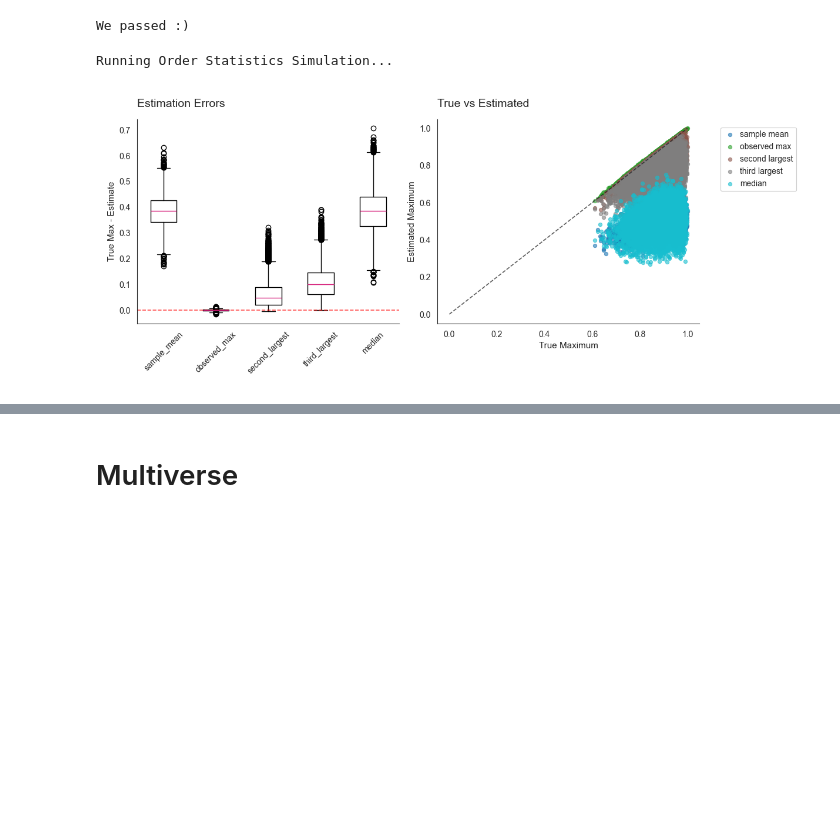
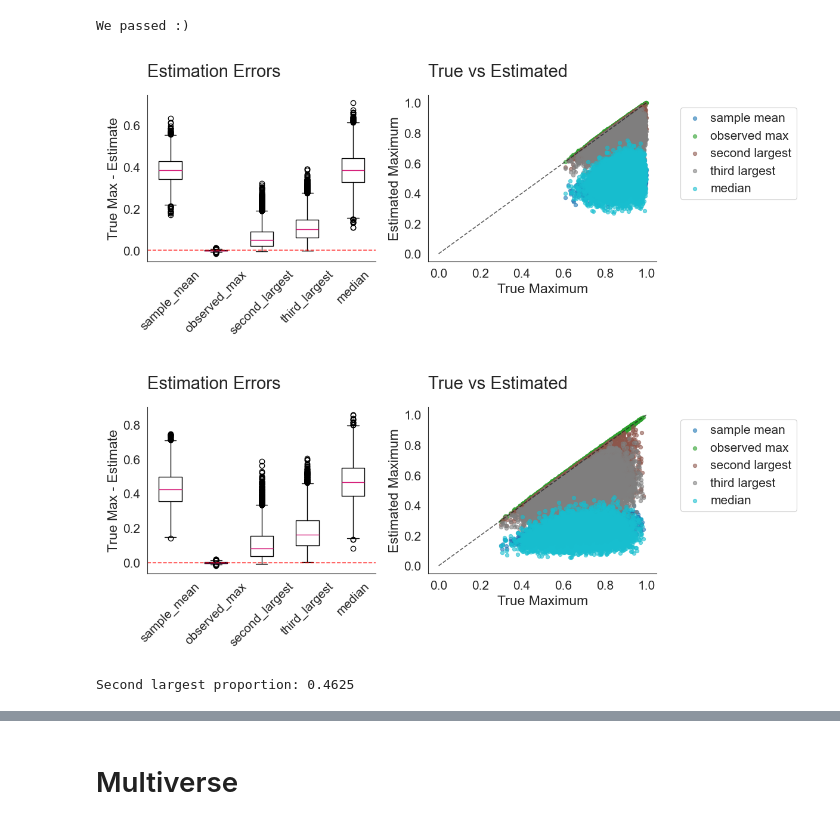
Before and after one commit to josh-ashkinaze/ssl, a Jupyter notebook: study0/prev_analysis.ipynb, the cells around one changed output, grey strips where cells are left out. Saved outputs shown, nothing was run; the diff lists cells and outputs as text; code cells hidden in the pictures; blank space fills up the shorter version.

Commit message:
both betas

```diff
--- a/study0/prev_analysis.ipynb
+++ b/study0/prev_analysis.ipynb
@@ -106,44 +106,53 @@ import numpy as np
 import matplotlib.pyplot as plt
 import pandas as pd
 
-make_aesthetic(font_scale=1)
-
+# Apply aesthetic settings
+make_aesthetic(font_scale=1.5)
 
 def clean_text(text):
-    """Clean text for LaTeX compatibility"""
+    """Clean text for LaTeX compatibility."""
     return text.replace('_', " ")
 
-def run_simulation(n_events=21, sample_size=10000, n_sims=10000):
-    """Run simulation and return results"""
+def run_simulation(n_events=21, sample_size=10000, n_sims=10000, beta_type='symmetric'):
+    """Run simulation and return results."""
     np.random.seed(42)
     estimators = get_estimators()
     results = {name: [] for name in estimators.keys()}
     results['true_max'] = []
 
     for _ in range(n_sims):
+        # Generate true probabilities based on beta type
+        if beta_type == 'symmetric':
+            true_probs = np.random.beta(2, 2, n_events)
+        elif beta_type == 'skewed':
+            true_probs = np.random.beta(1, 3, n_events)
 
-        true_probs = np.random.beta(2, 2, n_events)
         true_max = np.max(true_probs)
-
         observed_probs = np.random.binomial(sample_size, true_probs) / sample_size
 
         results['true_max'].append(true_max)
         for name, estimator in estimators.items():
             results[name].append(estimator(observed_probs))
 
-    return pd.DataFrame(results)
+    # Convert results to DataFrame
+    df = pd.DataFrame(results)
+    df['beta_type'] = beta_type
+    return df
 
 def analyze_results(df):
-    estimators = [col for col in df.columns if col != 'true_max']
+    """Analyze simulation results and calculate metrics."""
+    estimators = [col for col in df.columns if col not in ['true_max', 'beta_type']]
     results = []
+
     for est in estimators:
         bias = np.mean(df[est] - df['true_max'])
         rmse = np.sqrt(np.mean((df[est] - df['true_max'])**2))
-        pct_too_high = (np.mean(df[est] > df['true_max']) )*100
-        pct_too_low = (np.mean(df[est] < df['true_max']) )*100
+        pct_too_high = np.mean(df[est] > df['true_max']) * 100
+        pct_too_low = np.mean(df[est] < df['true_max']) * 100
 
         results.append({
             'Estimator': clean_text(est),
+            'Beta Type': df['beta_type'].iloc[0],
             'Bias': bias,
             'RMSE': rmse,
             'Percent Too High': pct_too_high,
@@ -153,48 +162,60 @@ def analyze_results(df):
     return pd.DataFrame(results)
 
 def plot_results(df):
-    """Simple visualization"""
-    estimators = [col for col in df.columns if col != 'true_max']
+    """Visualize simulation results."""
+    estimators = [col for col in df.columns if col not in ['true_max', 'beta_type']]
 
     fig, (ax1, ax2) = plt.subplots(1, 2, figsize=(12, 5))
 
-    errors = {}
-    for est in estimators:
-        errors[est] = df['true_max'] - df[est]
-
+    # Boxplot of estimation errors
+    errors = {est: df['true_max'] - df[est] for est in estimators}
     ax1.boxplot(errors.values(), labels=errors.keys())
     ax1.axhline(y=0, color='red', linestyle='--', alpha=0.7)
     ax1.set_ylabel('True Max - Estimate')
     ax1.set_title('Estimation Errors')
     ax1.tick_params(axis='x', rotation=45)
 
+    # Scatter plot of true vs estimated values
     colors = plt.cm.tab10(np.linspace(0, 1, len(estimators)))
     for i, est in enumerate(estimators):
         ax2.scatter(df['true_max'], df[est], alpha=0.6,
-                   label=clean_text(est), color=colors[i], s=20)
+                    label=clean_text(est), color=colors[i], s=20)
 
     ax2.plot([0, 1], [0, 1], 'k--', alpha=0.7)
     ax2.set_xlabel('True Maximum')
     ax2.set_ylabel('Estimated Maximum')
     ax2.set_title('True vs Estimated')
     ax2.legend(bbox_to_anchor=(1.05, 1), loc='upper left')
 
     plt.tight_layout()
     plt.show()
 
-# Run the simulation
-print("Running Order Statistics Simulation...")
-df = run_simulation()
-sum_df = analyze_results(df)
-plot_results(df)
-print(sum_df)
+# Run the simulation and analyze results
+summary_dfs = []
+raw_dfs = []
+beta_types = ['symmetric', 'skewed']
+for beta_type in beta_types:
+    simulation_df = run_simulation(beta_type=beta_type)
+    raw_dfs.append(simulation_df)
+    summary_df = analyze_results(simulation_df)
+    summary_df.to_latex(f"../tables/{beta_type}_estimation_methods.tex", index=False, escape=False, float_format="%.3f")
+    summary_dfs.append(summary_df)
+    plot_results(simulation_df)
 
-sum_df.to_latex("../tables/estimation_methods.tex", index=False, escape=False, float_format="%.3f")
+big_summary_df = analyze_results(pd.concat(raw_dfs, ignore_index=True))
+big_summary_df['Beta Type'] = "Pooled"
+concat_summary_df = pd.concat(summary_dfs, ignore_index=True)
 
+concat_summary_df.to_latex("../tables/concat_estimation_methods_summary.tex", index=False, escape=False, float_format="%.3f",
+                           caption="Summary of estimation methods. Skewed is Beta (1,3) and symmetric is beta (2,2).",)
+big_summary_df.to_latex("../tables/pooled_estimation_methods_summary.tex", index=False, escape=False, float_format="%.3f",
+                           caption="Summary of estimation methods, pooling across beta distributions (skewed and symmetric.)",)
 
+# Read and process raw data
 df = read_data()
 raw_data = sorted(df['Proportion'].to_list())
-print(raw_data[-2])
+print("Second largest proportion:", raw_data[-2])
 # %% [output]
+[figure, new version]
+[figure, added]
-Running Order Statistics Simulation...
+Second largest proportion: 0.4625
-[figure, old version]
```
Also changed, not shown: parts of 2 cells of this notebook.
